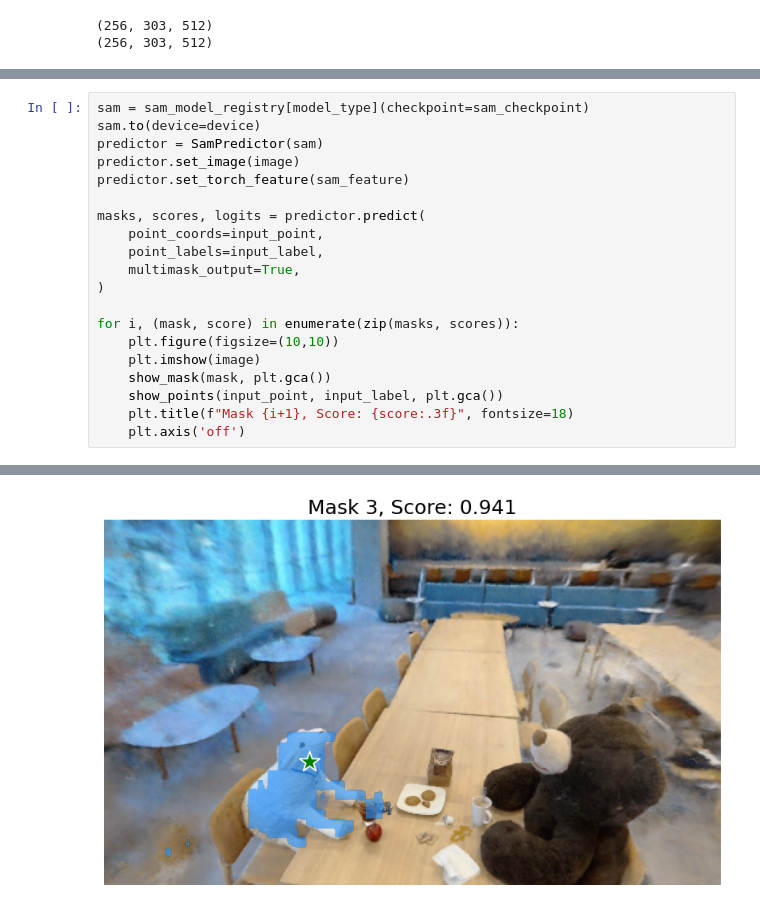
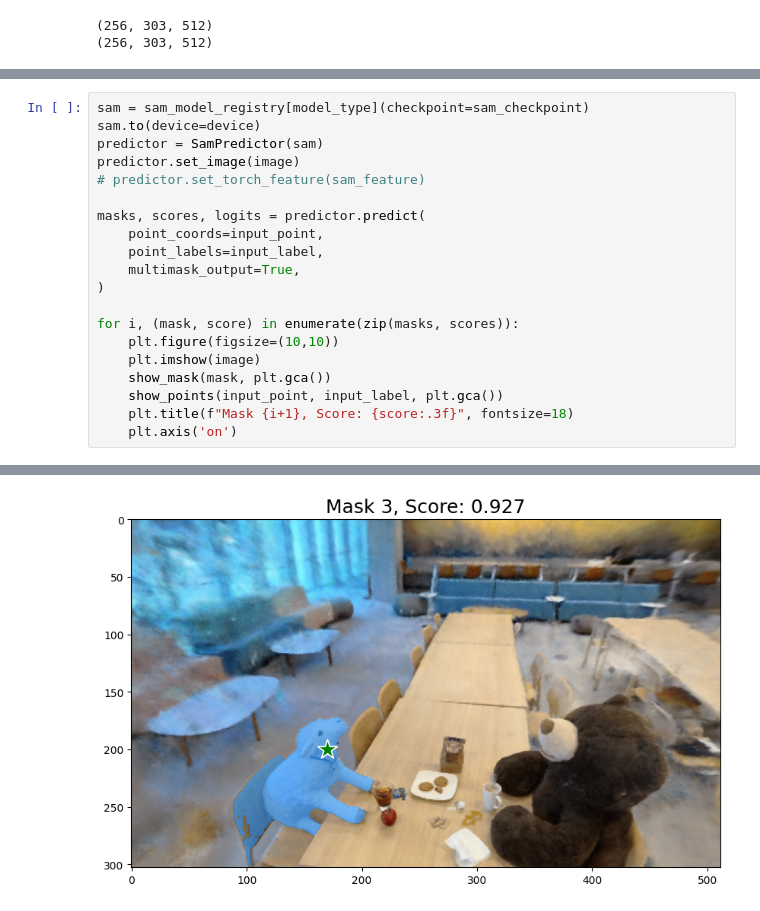
Before and after one commit to lyclyc52/lerf, a Jupyter notebook: samnerf_visualization.ipynb, the cells around one changed output, grey strips where cells are left out. Cells and saved outputs as stored; diff of their text form.

```diff
--- a/samnerf_visualization.ipynb
+++ b/samnerf_visualization.ipynb
@@ -96,7 +196,7 @@ sam = sam_model_registry[model_type](checkpoint=sam_checkpoint)
 sam.to(device=device)
 predictor = SamPredictor(sam)
 predictor.set_image(image)
-predictor.set_torch_feature(sam_feature)
+# predictor.set_torch_feature(sam_feature)
 
 masks, scores, logits = predictor.predict(
     point_coords=input_point,
@@ -110,5 +210,5 @@ for i, (mask, score) in enumerate(zip(masks, scores)):
     show_mask(mask, plt.gca())
     show_points(input_point, input_label, plt.gca())
     plt.title(f"Mask {i+1}, Score: {score:.3f}", fontsize=18)
-    plt.axis('off')
+    plt.axis('on')
 # %% [output]
@@ -117 +217 @@ for i, (mask, score) in enumerate(zip(masks, scores)):
-[figure, old version]
+[figure, new version]
```
Also changed, not shown: parts of 4 cells of this notebook, 4 other files.
